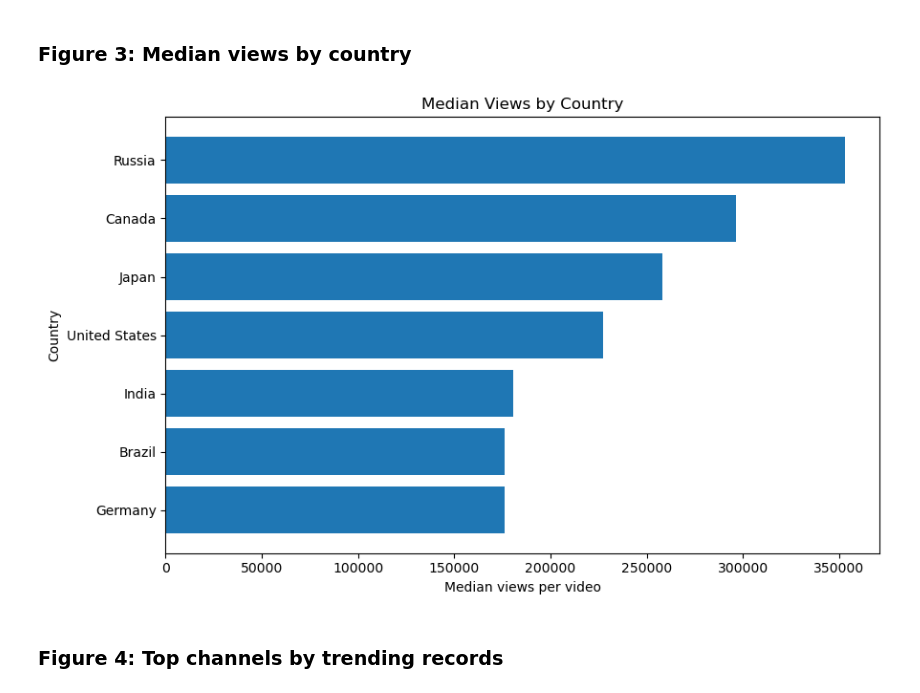
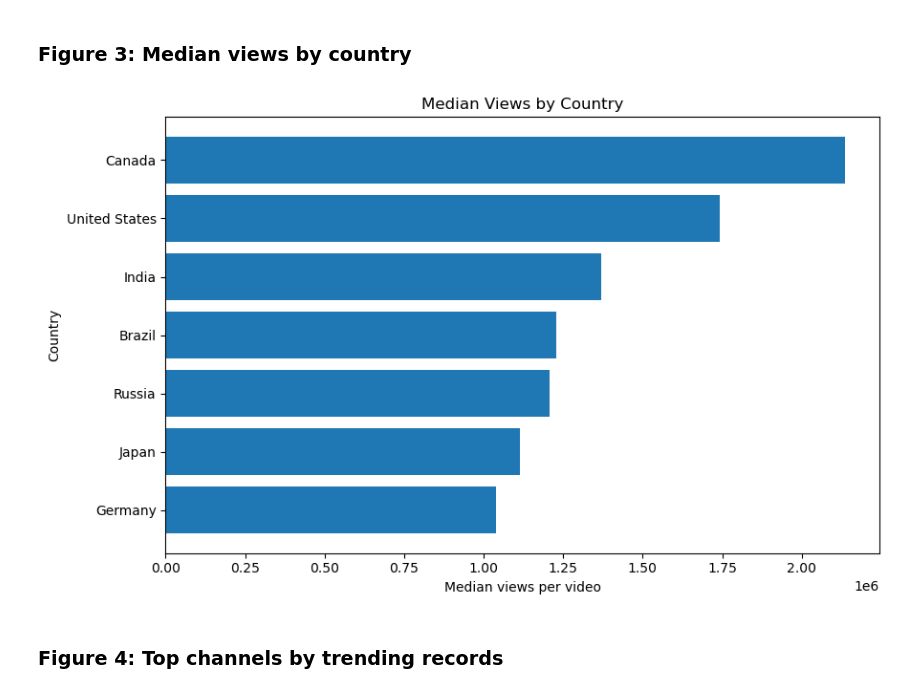
Before and after one commit to dorjizangpo-067/CSP101-project, a Jupyter notebook: youtube_trending_analysis.ipynb, the cells around one changed output. Drawn from its saved outputs; the diff is of its cells as text; code cells hidden in the pictures.

```diff
--- a/youtube_trending_analysis.ipynb
+++ b/youtube_trending_analysis.ipynb
@@ -342,20 +342,20 @@ plt.show()
 ### Figure 3: Median views by country
 # %%
 # Countries sorted ascending so the largest bar is on top
-cp = country_summary.sort_values("median_views")
+cp = country_summary.sort_values("mean_views")
 
 plt.figure(figsize=(9, 5.5))
-plt.barh(cp["country_name"], cp["median_views"])
+plt.barh(cp["country_name"], cp["mean_views"])
 plt.xlabel("Median views per video")
 plt.ylabel("Country")
 plt.title("Median Views by Country")
 plt.tight_layout()
 
 # Save, then show
 plt.savefig(OUTPUT_DIR / "figure3_country_median_views.png", dpi=300, bbox_inches="tight")
 plt.show()
 # %% [output]
-[figure, old version]
+[figure, new version]
 # %% [markdown]
 ### Figure 4: Top channels by trending records
 # %%
```
Also changed, not shown: parts of 1 cell of this notebook, 2 other files.
